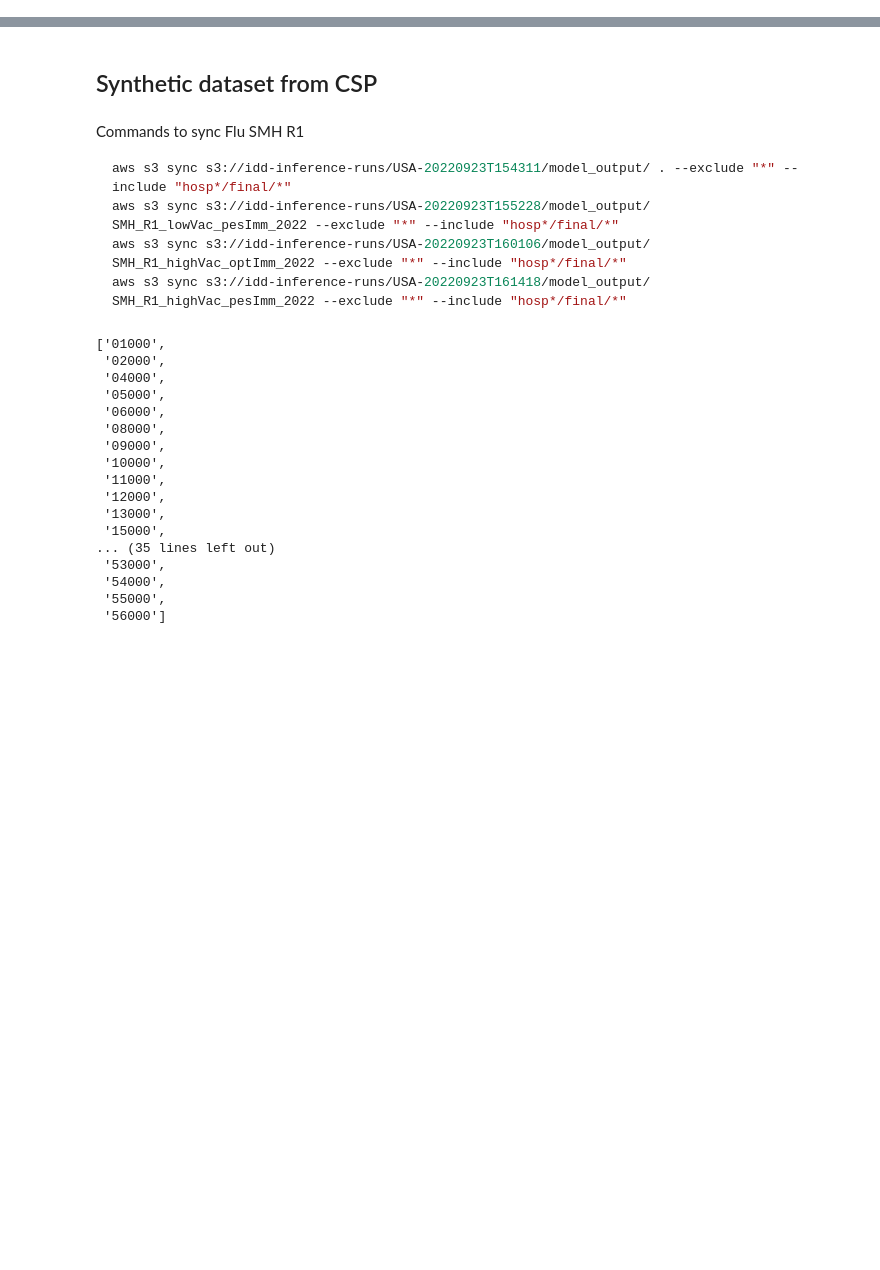
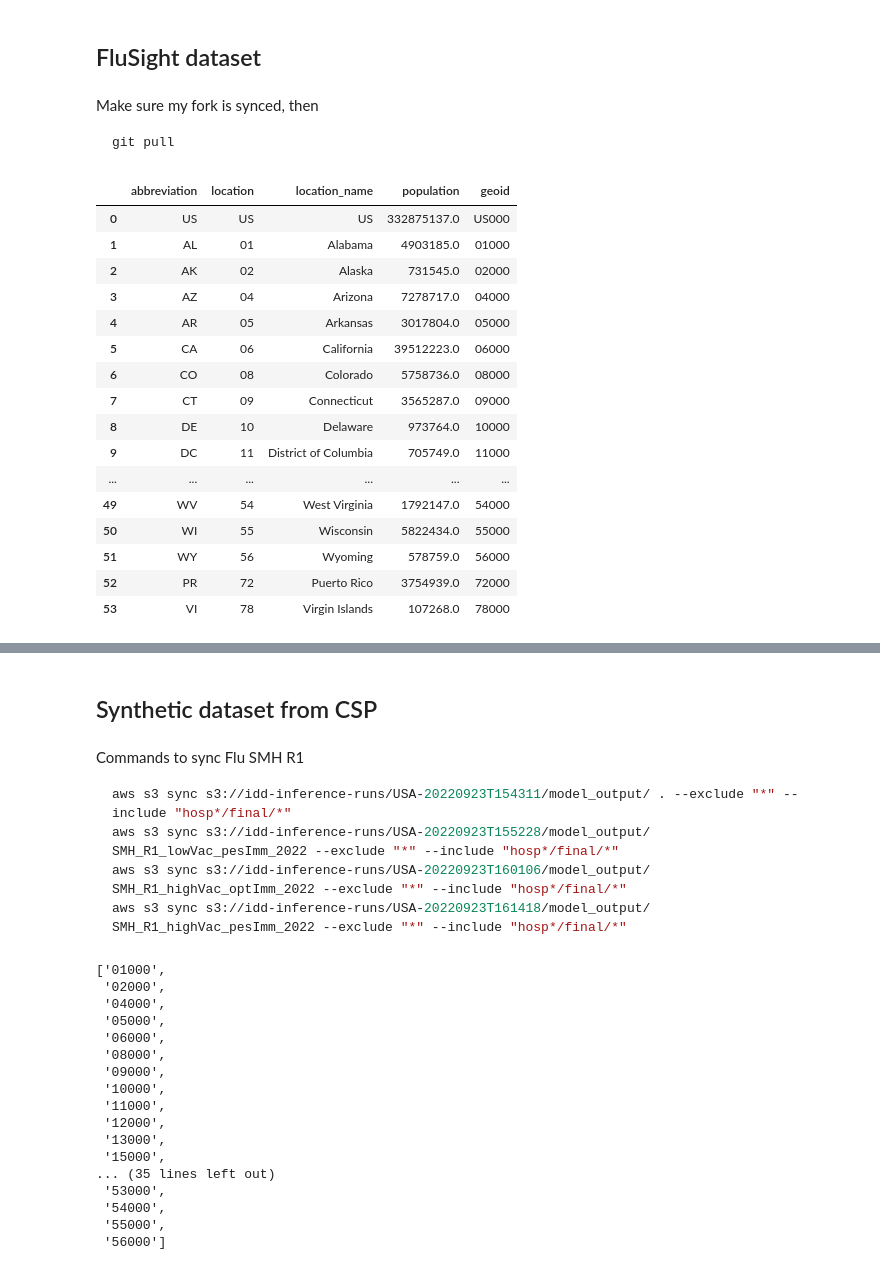
Before and after one commit to jcblemai/influpaint, a Jupyter notebook: synthetic_data.ipynb, the cells around one changed output, grey strips where cells are left out. Saved outputs shown, nothing was run; the diff lists cells and outputs as text; code cells hidden in the pictures; blank space fills up the shorter version.

Commit message:
working on dataset still, sync commit

````diff
--- a/synthetic_data.ipynb
+++ b/synthetic_data.ipynb
@@ -6,3 +5,32 @@ import matplotlib.pyplot as plt
 import glob, os, sys
 from pathlib import Path
 import xarray as xr
+# %% [markdown]
+## FluSight dataset
+# %% [markdown]
+Make sure my fork is synced, then
+```bash
+git pull
+```
+# %%
+places = pd.read_csv("Flusight-forecast-data/data-locations/locations.csv")
+places['geoid'] = places['location']+'000'
+places
+# %% [output]
+|  | abbreviation | location | location_name | population | geoid |
+| 0 | US | US | US | 332875137.0 | US000 |
+| 1 | AL | 01 | Alabama | 4903185.0 | 01000 |
+| 2 | AK | 02 | Alaska | 731545.0 | 02000 |
+| 3 | AZ | 04 | Arizona | 7278717.0 | 04000 |
+| 4 | AR | 05 | Arkansas | 3017804.0 | 05000 |
+| 5 | CA | 06 | California | 39512223.0 | 06000 |
+| 6 | CO | 08 | Colorado | 5758736.0 | 08000 |
+| 7 | CT | 09 | Connecticut | 3565287.0 | 09000 |
+| 8 | DE | 10 | Delaware | 973764.0 | 10000 |
+| 9 | DC | 11 | District of Columbia | 705749.0 | 11000 |
+| ... | ... | ... | ... | ... | ... |
+| 49 | WV | 54 | West Virginia | 1792147.0 | 54000 |
+| 50 | WI | 55 | Wisconsin | 5822434.0 | 55000 |
+| 51 | WY | 56 | Wyoming | 578759.0 | 56000 |
+| 52 | PR | 72 | Puerto Rico | 3754939.0 | 72000 |
+| 53 | VI | 78 | Virgin Islands | 107268.0 | 78000 |
````
Also changed, not shown: parts of 16 cells of this notebook, 1 other file.
